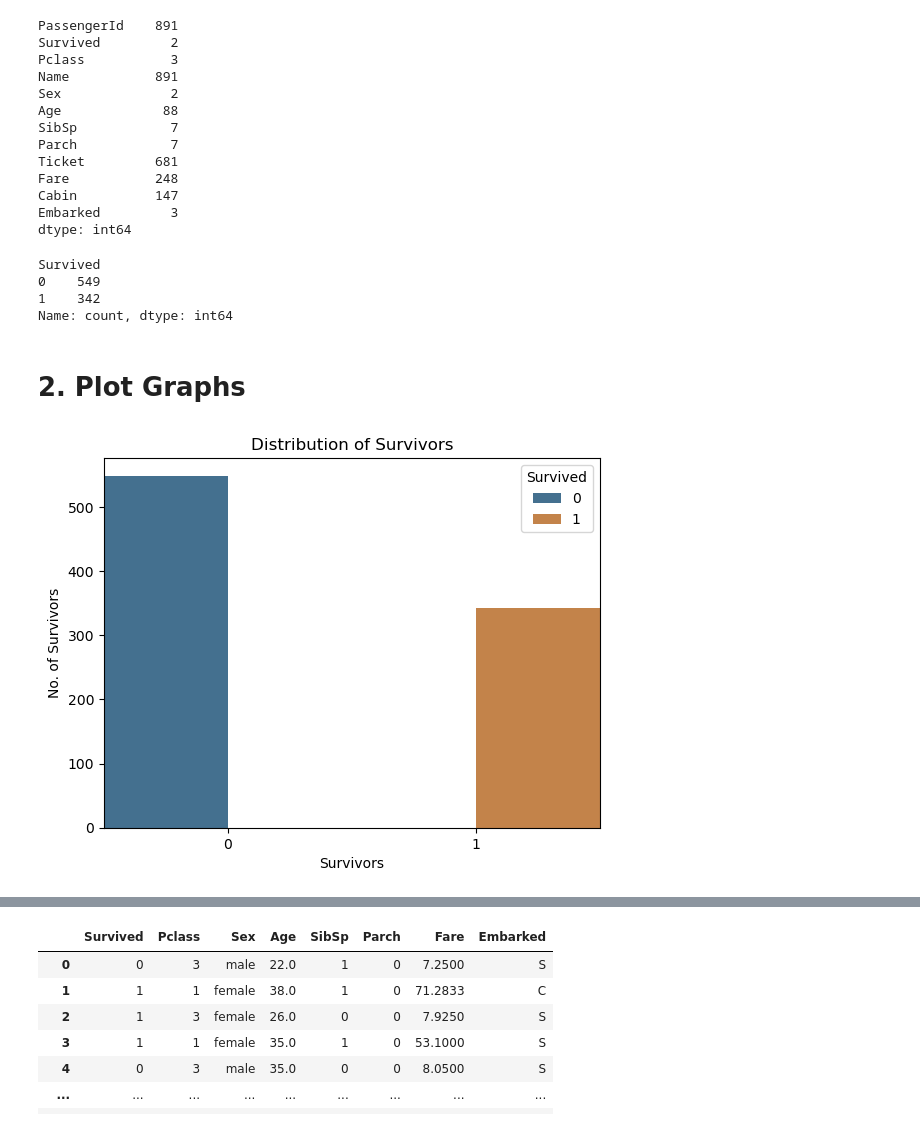
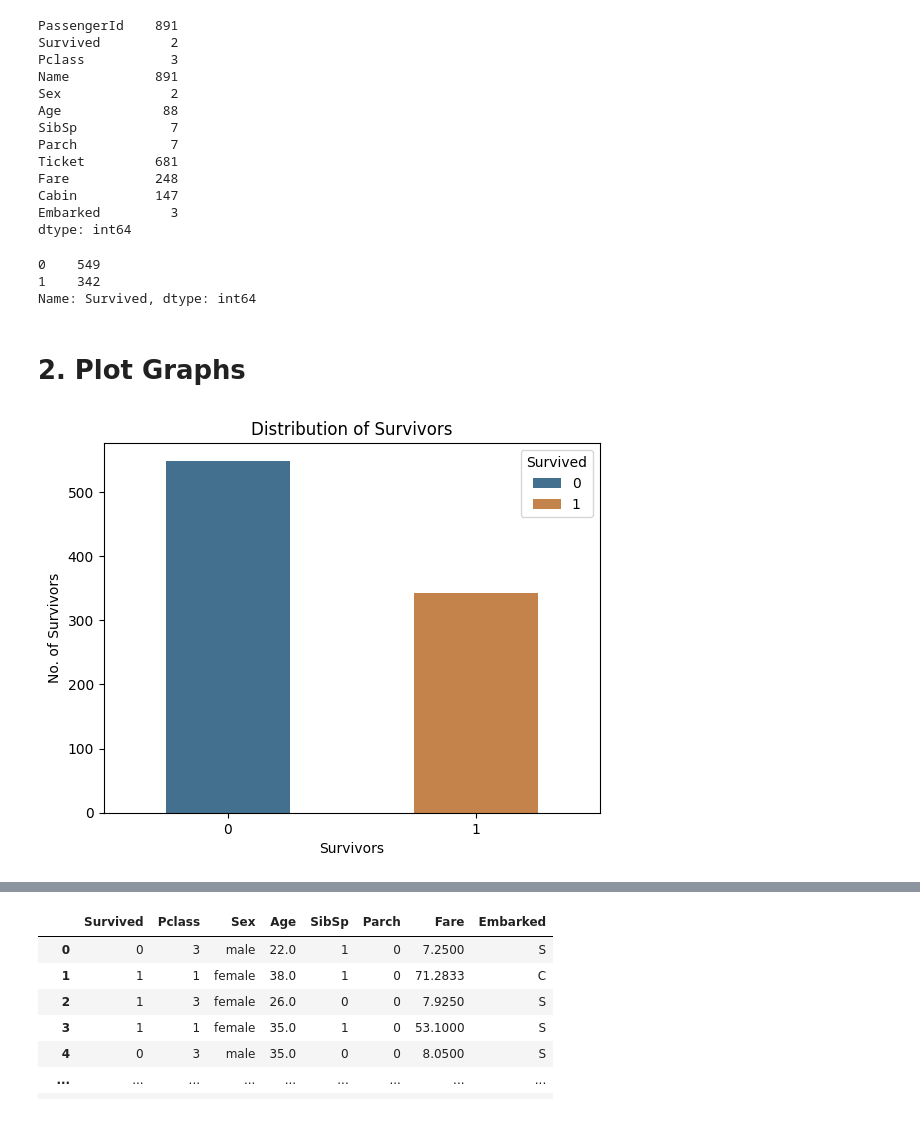
Before and after one commit to DajahV/CODSOFT---Titanic-Survival-Prediction-Project, a Jupyter notebook: Titanic_Survival.ipynb, the cells around one changed output, grey strips where cells are left out. Drawn from its saved outputs; the diff is of its cells as text; code cells hidden in the pictures.

```diff
--- a/Titanic_Survival.ipynb
+++ b/Titanic_Survival.ipynb
@@ -14,7 +16,7 @@ import seaborn as sb
 # 1. Load & read the titanic datasets
 # %%
 #Reading the Titanic datasets
-df = pd.read_csv("Titanic-Dataset.csv")
+df = pd.read_csv("/content/Titanic-Dataset.csv")
 
 #To preview the dataset
 #Also shows the number of rows and columns in the datset
@@ -151,20 +138,19 @@ dtype: int64
 
 df["Survived"].value_counts()
 # %% [output]
-Survived
 0    549
 1    342
-Name: count, dtype: int64
+Name: Survived, dtype: int64
 # %% [markdown]
 # 2. Plot Graphs
 # %%
-ax = sb.countplot(data = df, x = "Survived", hue = "Survived", width = 2.5, saturation = 0.5)
+ax = sb.countplot(data = df, x = "Survived", hue = "Survived", width = 0.5, saturation = 0.5)
 
 ax.set_title('Distribution of Survivors')
 ax.set_xlabel('Survivors')
 ax.set_ylabel('No. of Survivors')
 
 plt.show()
 # %% [output]
-[figure, old version]
+[figure, new version]
 # %%
```
Also changed, not shown: parts of 18 cells of this notebook.
